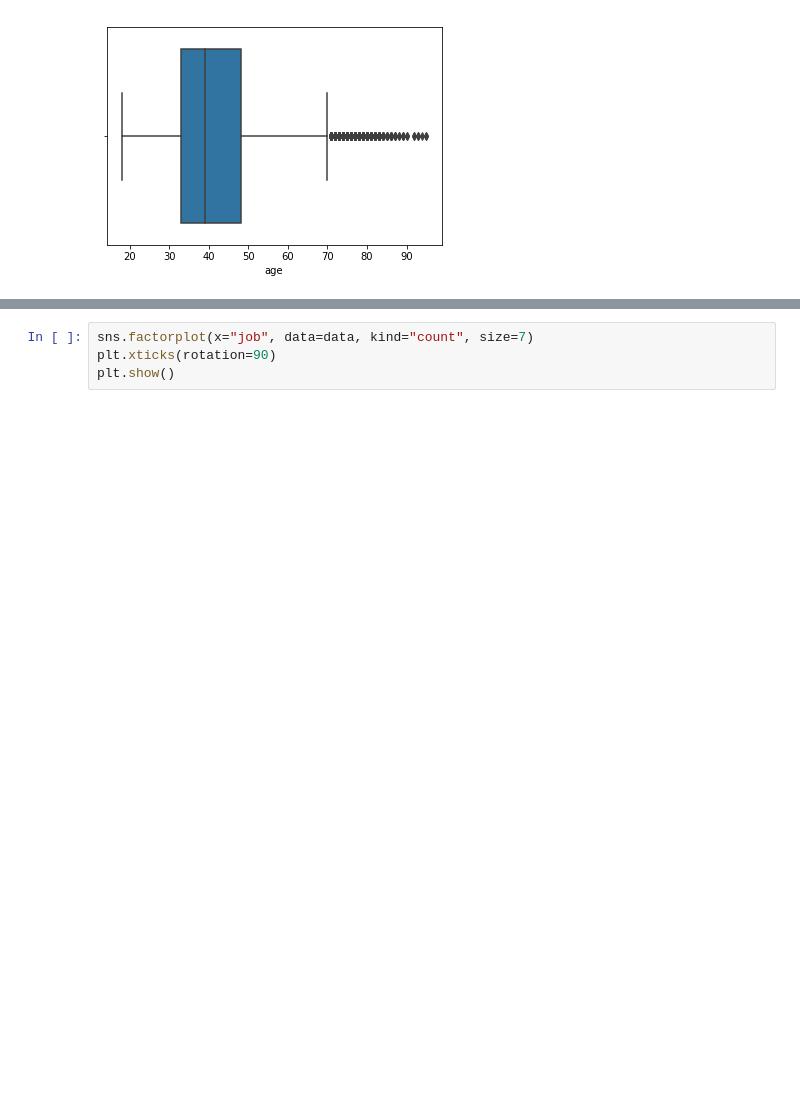
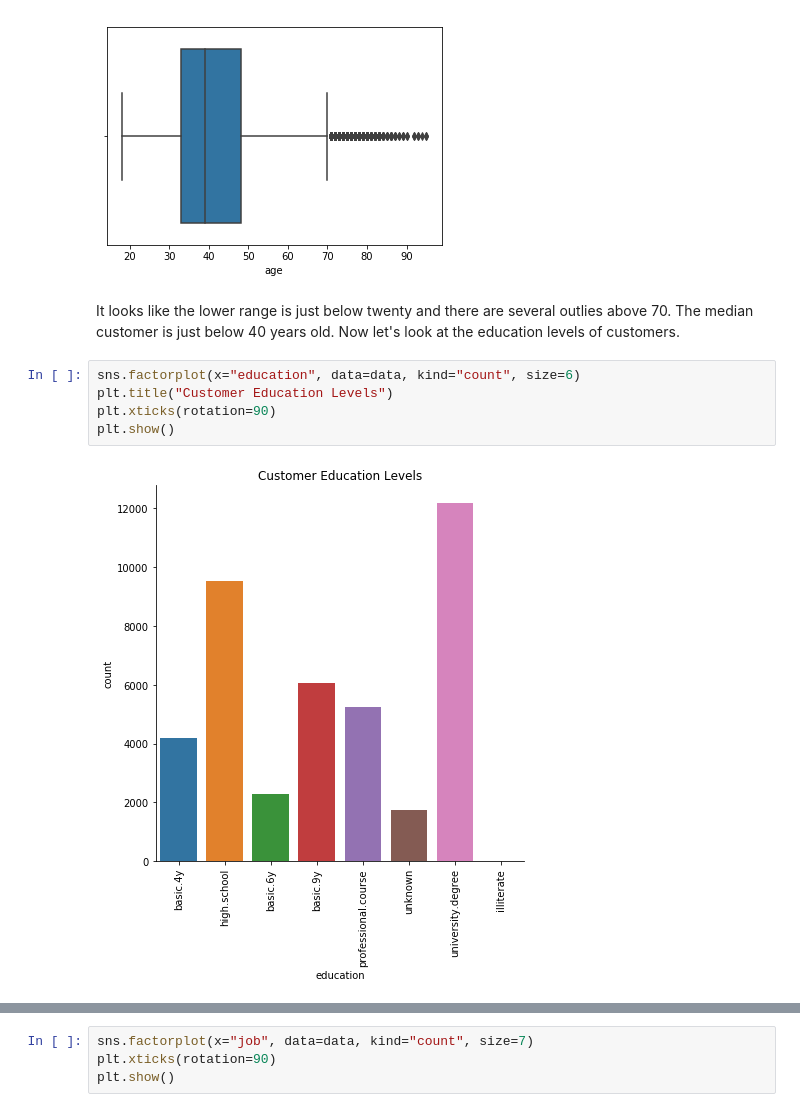
Before and after one commit to zinrion/Thinkful-Projects, a Jupyter notebook: Bank Marketing Exploration.ipynb, the cells around one changed output, grey strips where cells are left out. Drawn from its saved outputs; the diff is of its cells as text; blank space fills up the shorter version.

```diff
--- a/Bank Marketing Exploration.ipynb
+++ b/Bank Marketing Exploration.ipynb
@@ -80,3 +100,12 @@ sns.boxplot(x="age", data=data)
 # %% [output]
 <matplotlib.axes._subplots.AxesSubplot at 0x...>
 [figure]
+# %% [markdown]
+It looks like the lower range is just below twenty and there are several outlies above 70.  The median customer is just below 40 years old.  Now let's look at the education levels of customers.
+# %%
+sns.factorplot(x="education", data=data, kind="count", size=6)
+plt.title("Customer Education Levels")
+plt.xticks(rotation=90)
+plt.show()
+# %% [output]
+[figure, added]
```
Also changed, not shown: parts of 37 cells of this notebook.
